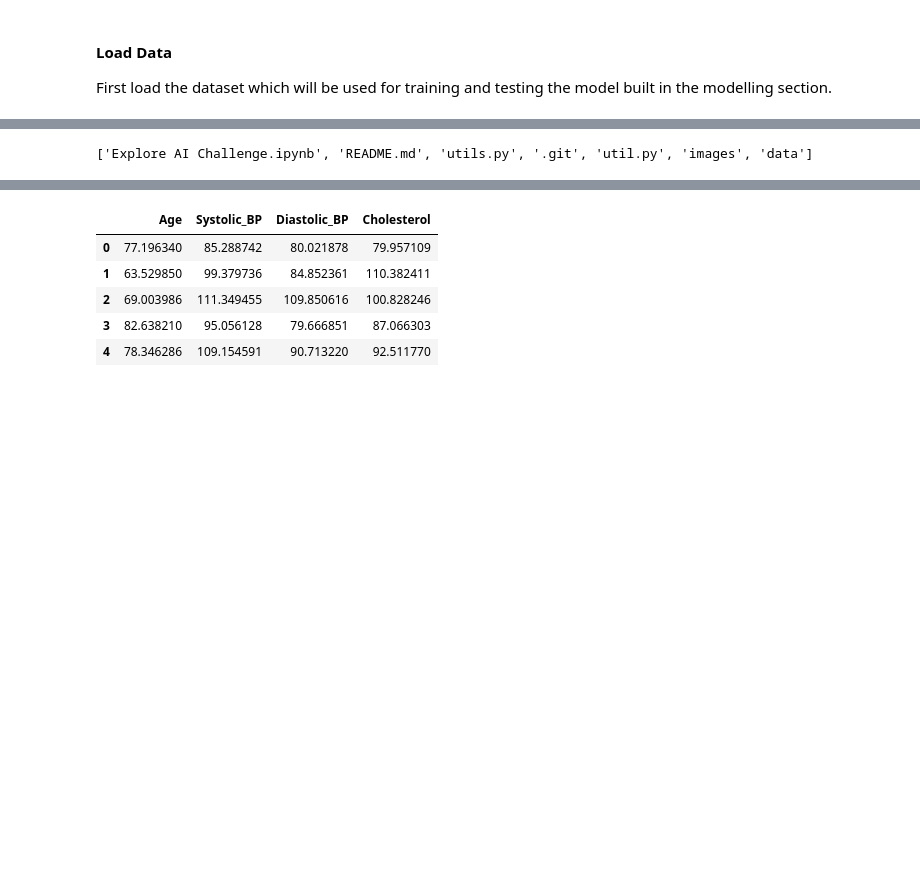
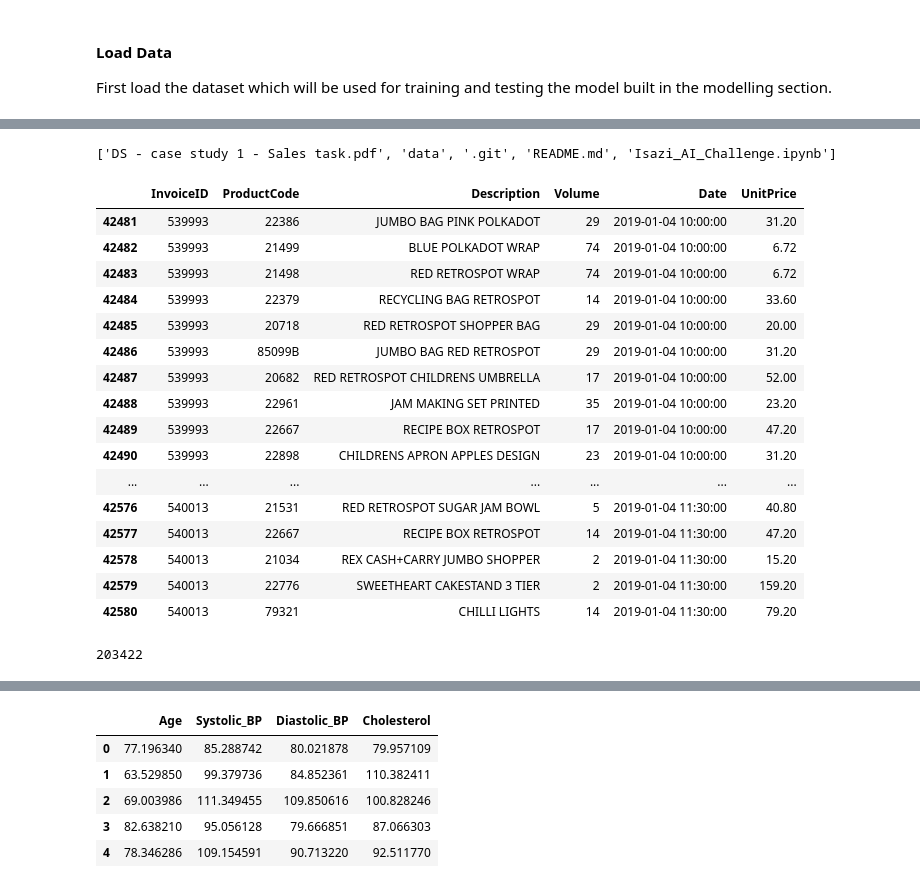
Before and after one commit to maxbrent/IsaziChallenge, a Jupyter notebook: Isazi_AI_Challenge.ipynb, the cells around one changed output, grey strips where cells are left out. Saved outputs shown, nothing was run; the diff lists cells and outputs as text; code cells hidden in the pictures; blank space fills up the shorter version.

Commit message:
Iteration with Data Pipeline

```diff
--- a/Isazi_AI_Challenge.ipynb
+++ b/Isazi_AI_Challenge.ipynb
@@ -94,6 +70,8 @@ import matplotlib.pyplot as plt
 from IPython.display import Image
+# %%
+pd.set_option("display.max_rows", None)
 # %%
-print(os.listdir("/content/ExploreAIChallenge"))
+print(os.listdir("/content/IsaziChallenge"))
 # %% [output]
-['Explore AI Challenge.ipynb', 'README.md', 'utils.py', '.git', 'util.py', 'images', 'data']
+['DS - case study 1 - Sales task.pdf', 'data', '.git', 'README.md', 'Isazi_AI_Challenge.ipynb']
 # %%
@@ -106,0 +79,28 @@ y = y_df['y']
+# %%
+# from utils import load_data
+
+data = pd.read_csv('/content/IsaziChallenge/data/DS - case study 1 - add material - sales_volumes.csv', index_col=0)
+# %%
+data.head(100)
+# %% [output]
+|  | InvoiceID | ProductCode | Description | Volume | Date | UnitPrice |
+| 42481 | 539993 | 22386 | JUMBO BAG PINK POLKADOT | 29 | 2019-01-04 10:00:00 | 31.20 |
+| 42482 | 539993 | 21499 | BLUE POLKADOT WRAP | 74 | 2019-01-04 10:00:00 | 6.72 |
+| 42483 | 539993 | 21498 | RED RETROSPOT WRAP | 74 | 2019-01-04 10:00:00 | 6.72 |
+| 42484 | 539993 | 22379 | RECYCLING BAG RETROSPOT | 14 | 2019-01-04 10:00:00 | 33.60 |
+| 42485 | 539993 | 20718 | RED RETROSPOT SHOPPER BAG | 29 | 2019-01-04 10:00:00 | 20.00 |
+| 42486 | 539993 | 85099B | JUMBO BAG RED RETROSPOT | 29 | 2019-01-04 10:00:00 | 31.20 |
+| 42487 | 539993 | 20682 | RED RETROSPOT CHILDRENS UMBRELLA | 17 | 2019-01-04 10:00:00 | 52.00 |
+| 42488 | 539993 | 22961 | JAM MAKING SET PRINTED | 35 | 2019-01-04 10:00:00 | 23.20 |
+| 42489 | 539993 | 22667 | RECIPE BOX RETROSPOT | 17 | 2019-01-04 10:00:00 | 47.20 |
+| 42490 | 539993 | 22898 | CHILDRENS APRON APPLES DESIGN | 23 | 2019-01-04 10:00:00 | 31.20 |
+| ... | ... | ... | ... | ... | ... | ... |
+| 42576 | 540013 | 21531 | RED RETROSPOT SUGAR JAM BOWL | 5 | 2019-01-04 11:30:00 | 40.80 |
+| 42577 | 540013 | 22667 | RECIPE BOX RETROSPOT | 14 | 2019-01-04 11:30:00 | 47.20 |
+| 42578 | 540013 | 21034 | REX CASH+CARRY JUMBO SHOPPER | 2 | 2019-01-04 11:30:00 | 15.20 |
+| 42579 | 540013 | 22776 | SWEETHEART CAKESTAND 3 TIER | 2 | 2019-01-04 11:30:00 | 159.20 |
+| 42580 | 540013 | 79321 | CHILLI LIGHTS | 14 | 2019-01-04 11:30:00 | 79.20 |
+# %%
+len(data)
+# %% [output]
+203422
```
Also changed, not shown: parts of 30 cells of this notebook.
